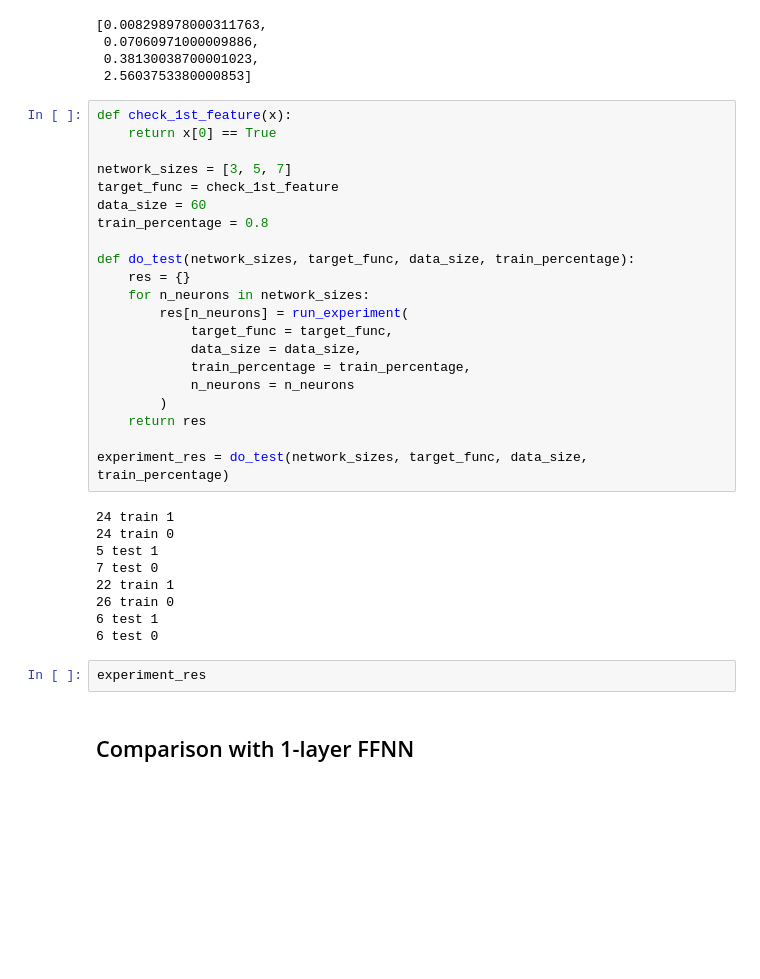
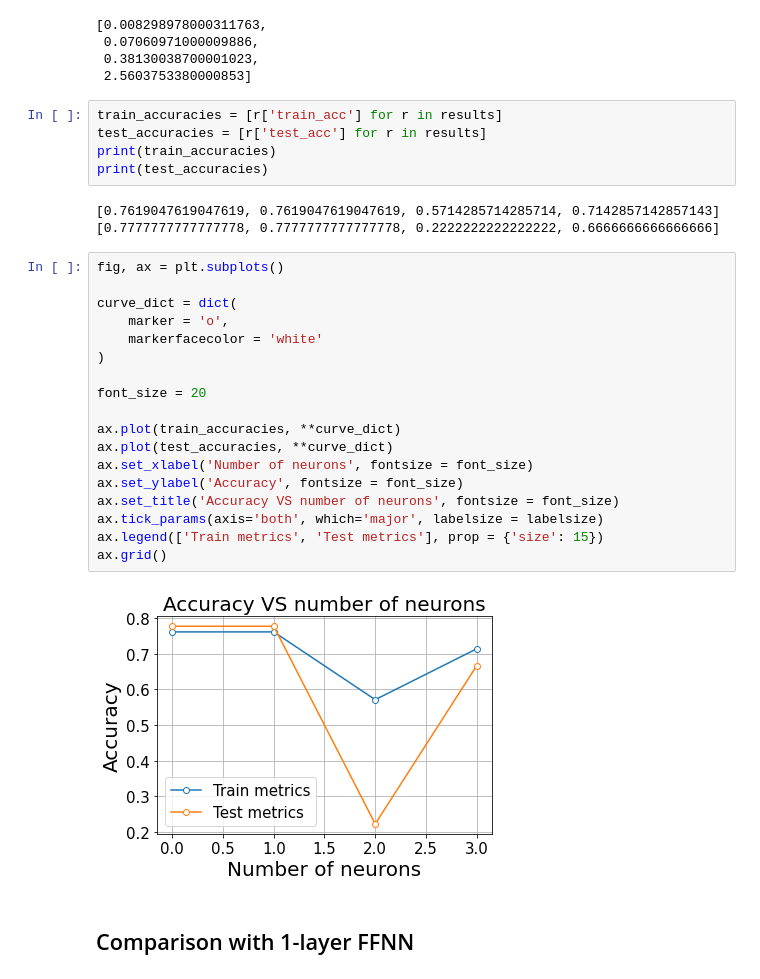
Before and after one commit to PashaIanko/Binarized-Neural-Network, a Jupyter notebook: main_refactor.ipynb, the cells around one changed output. Drawn from its saved outputs; the diff is of its cells as text; blank space fills up the shorter version.

Commit message:
accuracy VS n neurons done

```diff
--- a/main_refactor.ipynb
+++ b/main_refactor.ipynb
@@ -516,37 +516,33 @@ cpu_times
  0.07060971000009886,
  0.38130038700001023,
  2.5603753380000853]
-# %%
-def check_1st_feature(x):
-    return x[0] == True
-
-network_sizes = [3, 5, 7]
-target_func = check_1st_feature
-data_size = 60
-train_percentage = 0.8
-
-def do_test(network_sizes, target_func, data_size, train_percentage):
-    res = {}
-    for n_neurons in network_sizes:
-        res[n_neurons] = run_experiment(
-            target_func = target_func,
-            data_size = data_size,
-            train_percentage = train_percentage,
-            n_neurons = n_neurons
-        )
-    return res
-
-experiment_res = do_test(network_sizes, target_func, data_size, train_percentage)
-# %% [output]
-24 train 1
-24 train 0
-5 test 1
-7 test 0
-22 train 1
-26 train 0
-6 test 1
-6 test 0
-# %%
-experiment_res
+# %%
+train_accuracies = [r['train_acc'] for r in results]
+test_accuracies = [r['test_acc'] for r in results]
+print(train_accuracies)
+print(test_accuracies)
+# %% [output]
+[0.7619047619047619, 0.7619047619047619, 0.5714285714285714, 0.7142857142857143]
+[0.7777777777777778, 0.7777777777777778, 0.2222222222222222, 0.6666666666666666]
+# %%
+fig, ax = plt.subplots()
+
+curve_dict = dict(
+    marker = 'o',
+    markerfacecolor = 'white'
+)
+
+font_size = 20
+
+ax.plot(train_accuracies, **curve_dict)
+ax.plot(test_accuracies, **curve_dict)
+ax.set_xlabel('Number of neurons', fontsize = font_size)
+ax.set_ylabel('Accuracy', fontsize = font_size)
+ax.set_title('Accuracy VS number of neurons', fontsize = font_size)
+ax.tick_params(axis='both', which='major', labelsize = labelsize)
+ax.legend(['Train metrics', 'Test metrics'], prop = {'size': 15})
+ax.grid()
+# %% [output]
+[figure, added]
 # %% [markdown]
 ## Comparison with 1-layer FFNN
```
